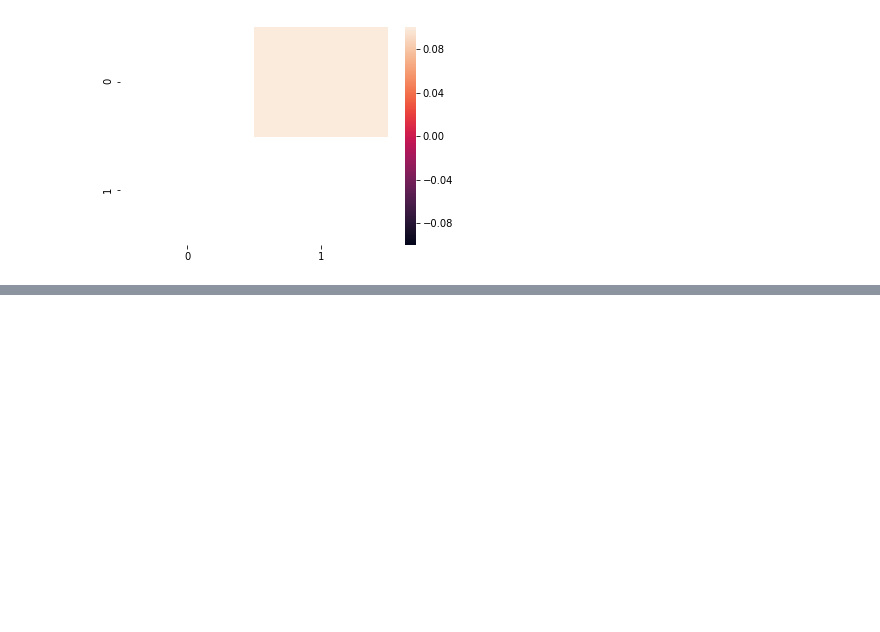
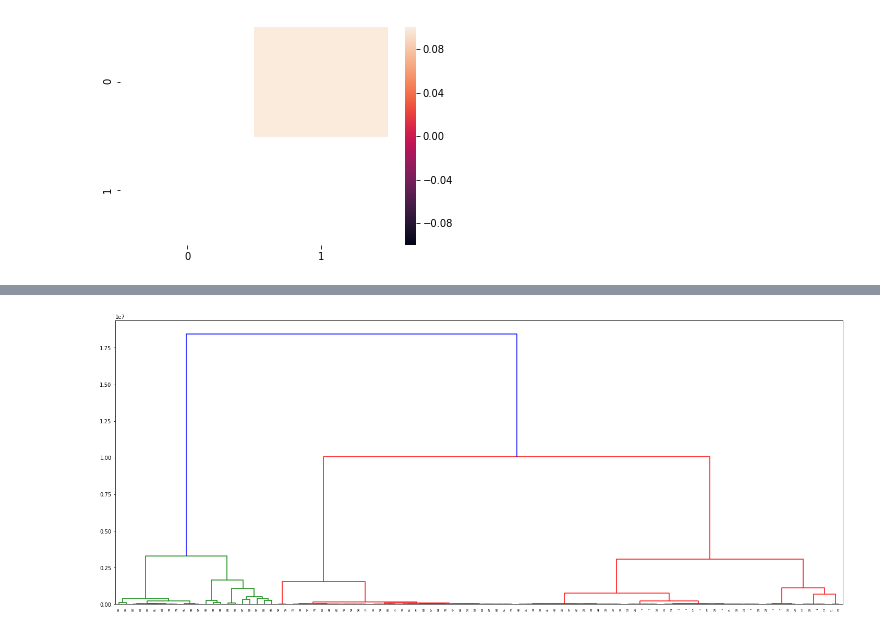
Before and after one commit to Didanny/EECE-499-Emotion-Recognition, a Jupyter notebook: Python Code/DTW Clustering/Dist_Matrix_NoPenalty.ipynb, the cells around one changed output, grey strips where cells are left out. Drawn from its saved outputs; the diff is of its cells as text; code cells hidden in the pictures; blank space fills up the shorter version.

```diff
--- a/Python Code/DTW Clustering/Dist_Matrix_NoPenalty.ipynb
+++ b/Python Code/DTW Clustering/Dist_Matrix_NoPenalty.ipynb
@@ -131,0 +165,9 @@ array([[9.60000000e+01, 9.70000000e+01, 3.15389029e+04, 2.00000000e+00],
+# %%
+Z_2 = linkage(dist_array_penalty, method='ward')
+
+fig = plt.figure(figsize=(25, 10))
+dn = dendrogram(Z_2)
+plt.savefig('dendrogram_penalty.png', format='png', dpi=1000)
+plt.show()
+# %% [output]
+[figure, added]
```
Also changed, not shown: parts of 23 cells of this notebook, 1 other file.
